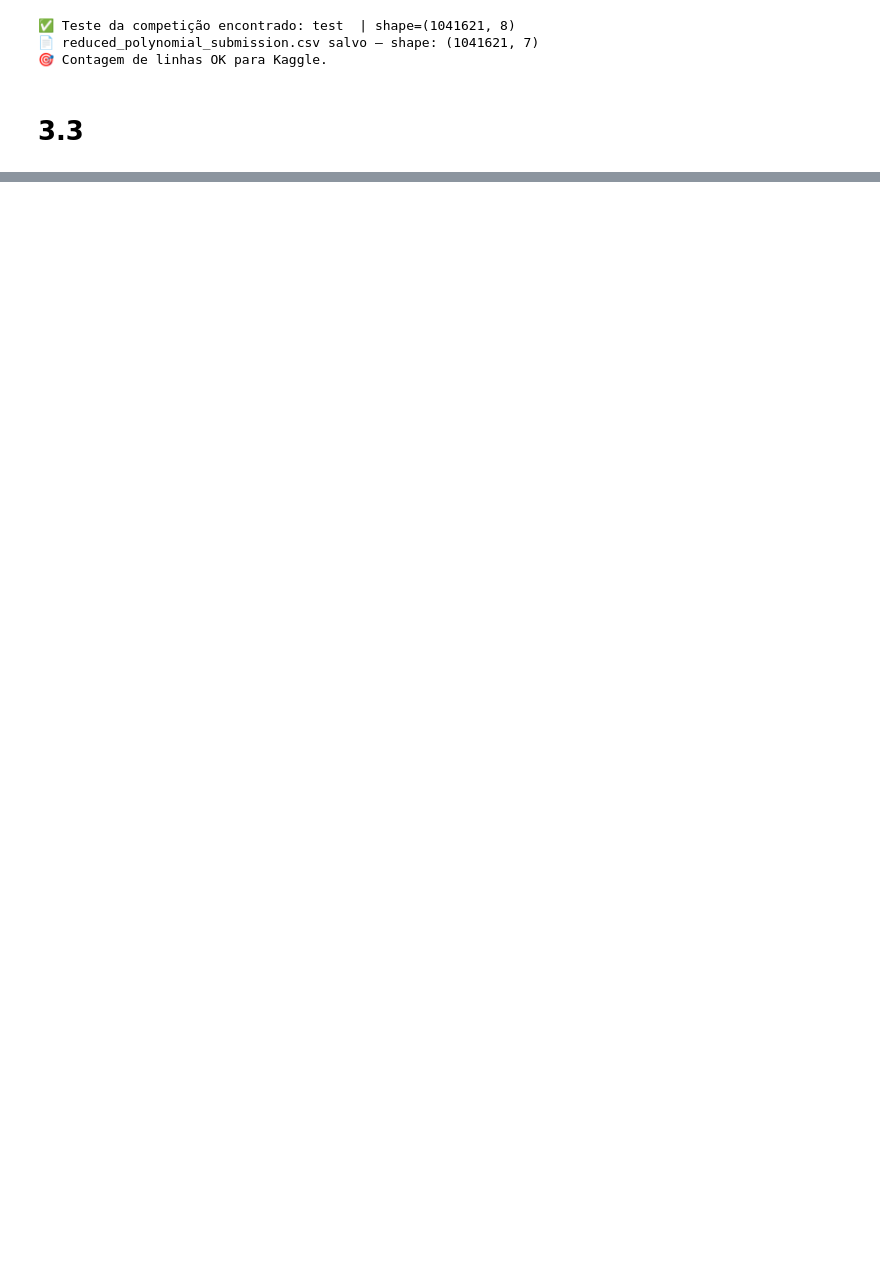
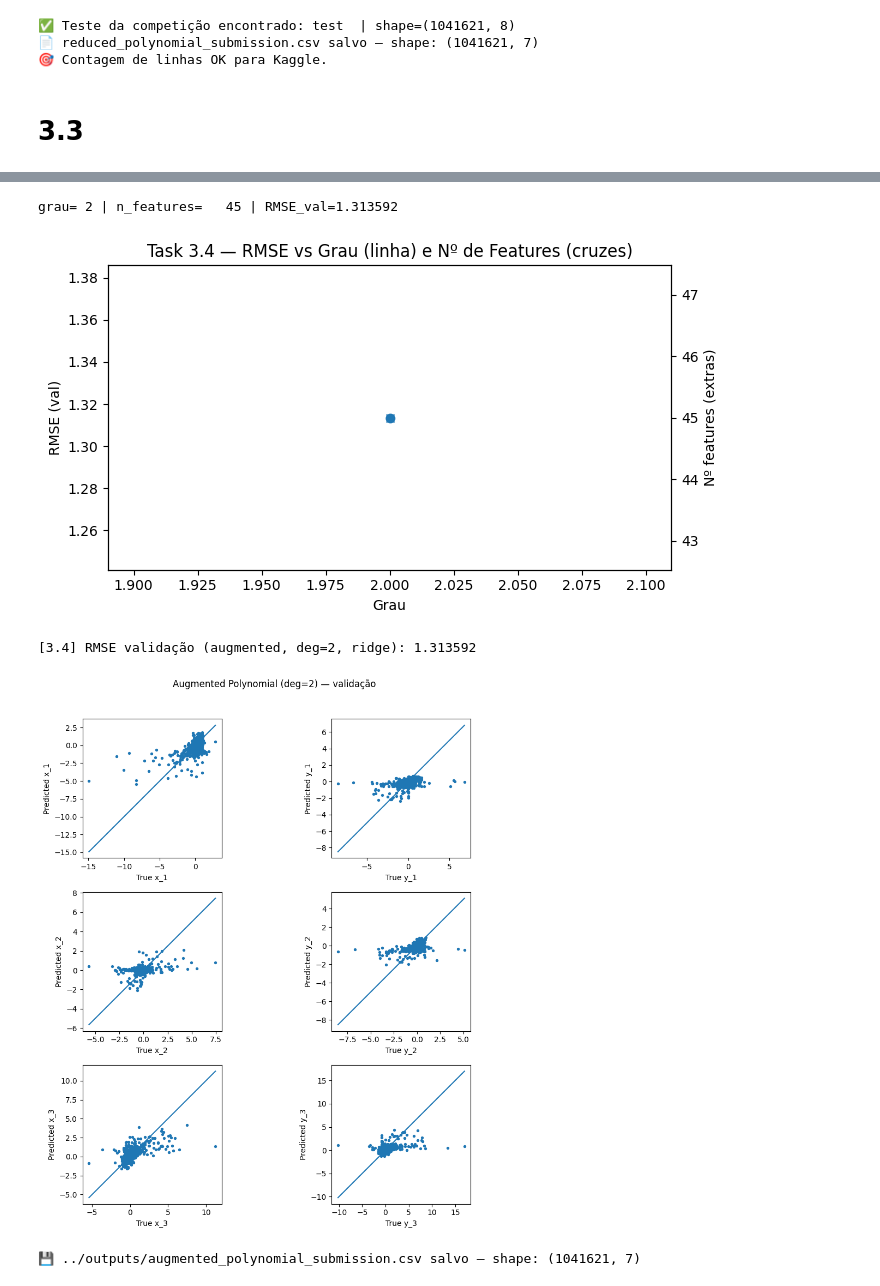
Before and after one commit to rodrxgo26/Projeto_A.A, a Jupyter notebook: notebooks/assignment_task1.ipynb, the cells around one changed output, grey strips where cells are left out. Saved outputs shown, nothing was run; the diff lists cells and outputs as text; code cells hidden in the pictures; blank space fills up the shorter version.

```diff
--- a/notebooks/assignment_task1.ipynb
+++ b/notebooks/assignment_task1.ipynb
@@ -701,0 +826,51 @@ print("💾 augmented_polynomial_submission.csv salvo — shape:", sub_aug.shape
+# %%
+DEGREES   = [2]
+REGRESSOR = 'ridge'
+
+Xtr = df_tr[feature_cols]   # DataFrames é mais seguro
+Xva = df_va[feature_cols]
+
+model_aug, rmse_aug, info = validate_poly_regression_3p4(
+    Xtr, y_tr, Xva, y_va,
+    degrees=DEGREES,
+    regressor=REGRESSOR,
+    use_augment=True,
+    feature_cols=feature_cols,
+    interactions_only=True,
+    sample_n=300_000,   # opcional
+    plot=True
+)
+print(f"[3.4] RMSE validação (augmented, deg={DEGREES[0]}, {REGRESSOR}): {rmse_aug:.6f}")
+
+# y–ŷ
+try:
+    yhat_va = model_aug.predict(Xva.values)
+    plot_y_vs_yhat(y_va, yhat_va, f"Augmented Polynomial (deg={DEGREES[0]}) — validação")
+except Exception:
+    pass
+
+# 2) Treino final (train+val) e CSV para Kaggle
+X_fit = np.vstack([df_tr[feature_cols].to_numpy(), df_va[feature_cols].to_numpy()]).astype(np.float32)
+y_fit = np.vstack([y_tr, y_va]).astype(np.float32)
+
+# reconstrói o mesmo pipeline para caber com arrays (ou usa model_aug e dá .fit novamente)
+from sklearn.base import clone
+pipe_final_aug = clone(model_aug)
+pipe_final_aug.fit(X_fit, y_fit)
+
+X_test = test[feature_cols].to_numpy().astype(np.float32)
+y_test_pred = pipe_final_aug.predict(X_test).astype(np.float32)
+
+id_col = 'Id' if 'Id' in test.columns else ('ID' if 'ID' in test.columns else 'id')
+sub = pd.DataFrame({'Id': test[id_col].to_numpy()})
+for i, col in enumerate(target_cols):
+    sub[col] = y_test_pred[:, i]
+
+sub.to_csv("../outputs/augmented_polynomial_submission.csv", index=False)
+print("💾 ../outputs/augmented_polynomial_submission.csv salvo — shape:", sub.shape)
+# %% [output]
+grau= 2 | n_features=   45 | RMSE_val=1.313592
+[figure, added]
+[3.4] RMSE validação (augmented, deg=2, ridge): 1.313592
+[figure, added]
+💾 ../outputs/augmented_polynomial_submission.csv salvo — shape: (1041621, 7)
```
Also changed, not shown: parts of 14 cells of this notebook.
